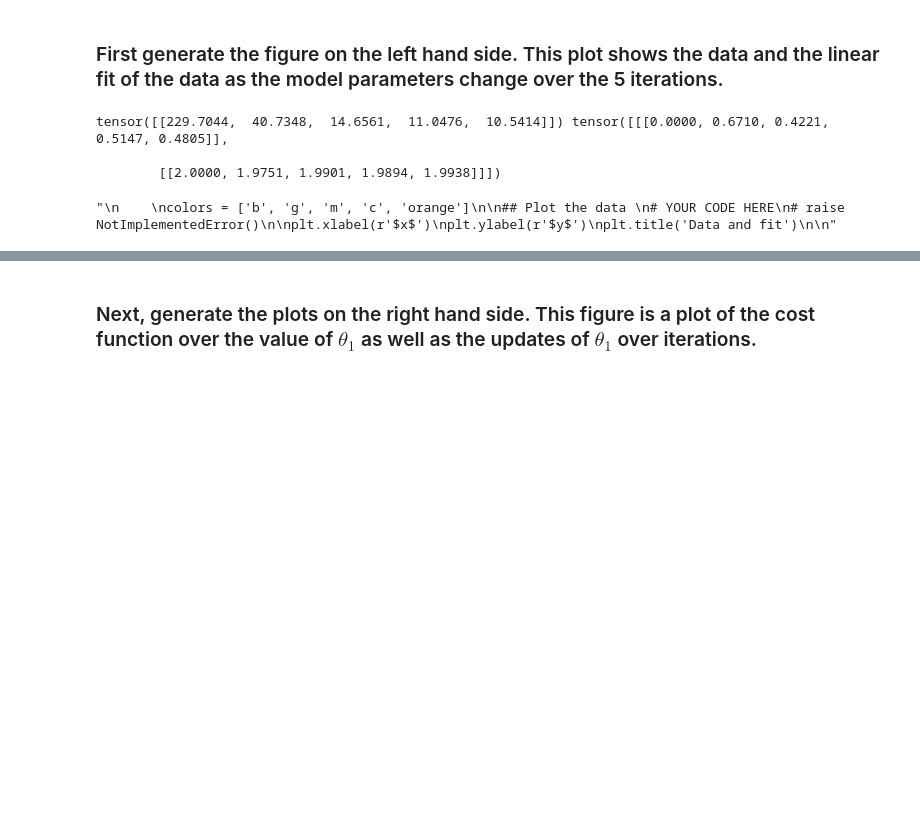
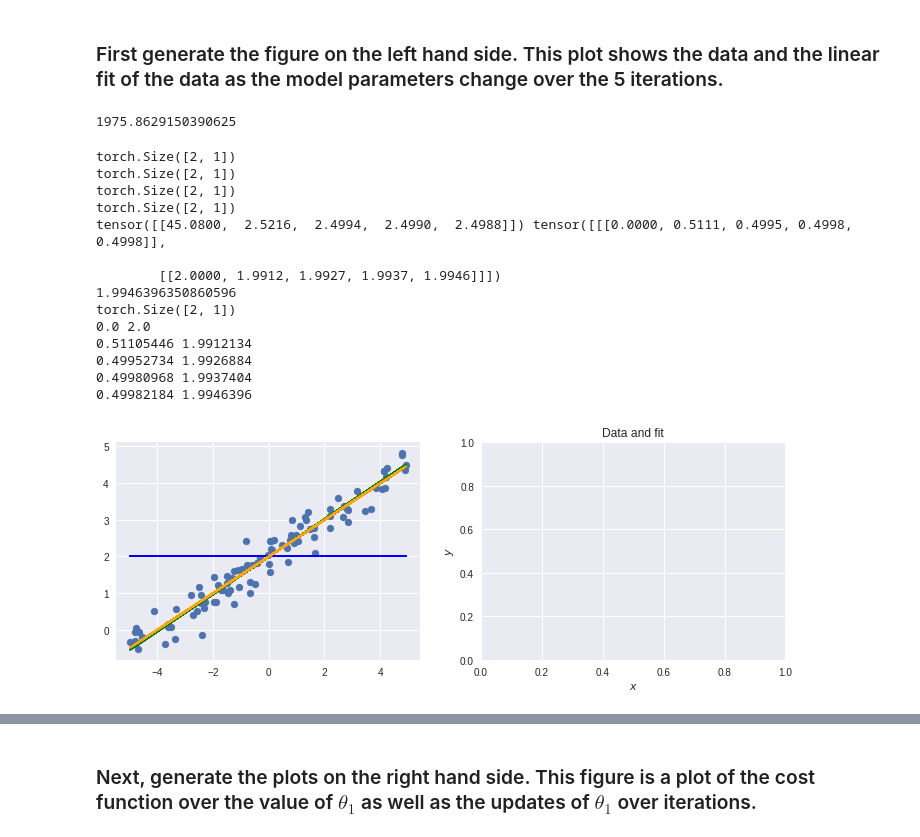
Before and after one commit to ShaunakSen/Deep-Learning, a Jupyter notebook: Copy_of_3_1_gradient_descent.ipynb, the cells around one changed output, grey strips where cells are left out. Drawn from its saved outputs; the diff is of its cells as text; code cells hidden in the pictures; blank space fills up the shorter version.

```diff
--- a/Copy_of_3_1_gradient_descent.ipynb
+++ b/Copy_of_3_1_gradient_descent.ipynb
@@ -107,12 +131,19 @@ The figure below illustrates what you're aiming to plot. Note, much of the code
 <img src="http://comp6248.ecs.soton.ac.uk/labs/lab3/Figure1.png">
 # %% [markdown]
 ### First generate the figure on the left hand side. This plot shows the data and the linear fit of the data as the model parameters change over the 5 iterations.
+# %%
+test = torch.tensor([[1975.8629]])
+
+test.item()
+# %% [output]
+1975.8629150390625
 # %%
 ## Now we can plot the lines over iterations
 ## To do this, we start by constructing a grid of parameter pairs and their corresponding cost function values.
 
 # plot 100 pts
 x_axis = np.linspace(-1,1,100)
+# print(x_axis)
 
 
 theta_grid = torch.Tensor(len(x_axis),2)
@@ -122,9 +153,14 @@ theta_grid = torch.Tensor(len(x_axis),2)
 # fill 1st col with values from x_axis and 2nd col with 2
 
 theta_grid[:,0] = torch.from_numpy(x_axis)
+# hard code value of theta2 as 2
 theta_grid[:,1] = 2.0
 
 J_grid = cost_func(theta_grid.t(), X, y)
+
+# print(J_grid)
+
+
 
 N = 5
 eta = 0.003
@@ -138,43 +174,69 @@ theta[:,:,0] = theta_0
 
 
 
 for j in range(1,N):
     last_theta = theta[:,:,j-1]
     ## Compute the value of this_theta
-    # YOUR CODE HERE
-    # raise NotImplementedError()
 
     grad = grad_cost_func(last_theta, X, y)
 
     # print ("Grad:", grad)
 
     this_theta = last_theta - eta*grad
 
 
     theta[:,:,j] = this_theta
+    print(this_theta.shape)
     J_t[:,j] = cost_func(this_theta,X,y)[0]
 
 print(J_t, theta)
 
+print(theta[1][0][4].item())
 
-"""
+print(theta[:,:,1].shape)
 
 colors = ['b', 'g', 'm', 'c', 'orange']
 
 ## Plot the data
 # YOUR CODE HERE
 # raise NotImplementedError()
 
-plt.xlabel(r'$x$')
-plt.ylabel(r'$y$')
-plt.title('Data and fit')
+X_values_for_plot = X[:,0].numpy()
 
-"""
+
+fig,ax = plt.subplots(nrows=1, ncols=2, figsize=(12,4))
+ax[0].scatter(X_values_for_plot, y.numpy().reshape(1,100)[0])
+
+for x in range(N):
+  theta_values_numpy = theta[:,:,x].numpy().reshape(2,1)
+  theta_0 = theta_values_numpy[0][0]
+  theta_1 = theta_values_numpy[1][0]
+  print(theta_0, theta_1)
+  ax[0].plot(X_values_for_plot, theta_1+ theta_0*X_values_for_plot, label=x, color=colors[x])
+
+
+
+
+
+plt.xlabel(r'$x$');
+plt.ylabel(r'$y$');
+plt.title('Data and fit');
 # %% [output]
-tensor([[229.7044,  40.7348,  14.6561,  11.0476,  10.5414]]) tensor([[[0.0000, 0.6710, 0.4221, 0.5147, 0.4805]],
+torch.Size([2, 1])
+torch.Size([2, 1])
+torch.Size([2, 1])
+torch.Size([2, 1])
+tensor([[45.0800,  2.5216,  2.4994,  2.4990,  2.4988]]) tensor([[[0.0000, 0.5111, 0.4995, 0.4998, 0.4998]],
 
-        [[2.0000, 1.9751, 1.9901, 1.9894, 1.9938]]])
+        [[2.0000, 1.9912, 1.9927, 1.9937, 1.9946]]])
+1.9946396350860596
+torch.Size([2, 1])
+0.0 2.0
+0.51105446 1.9912134
+0.49952734 1.9926884
+0.49980968 1.9937404
+0.49982184 1.9946396
-"\n    \ncolors = ['b', 'g', 'm', 'c', 'orange']\n\n## Plot the data \n# YOUR CODE HERE\n# raise NotImplementedError()\n\nplt.xlabel(r'$x$')\nplt.ylabel(r'$y$')\nplt.title('Data and fit')\n\n"
+[figure, added]
 # %%
 """
 
```
Also changed, not shown: parts of 5 cells of this notebook.
